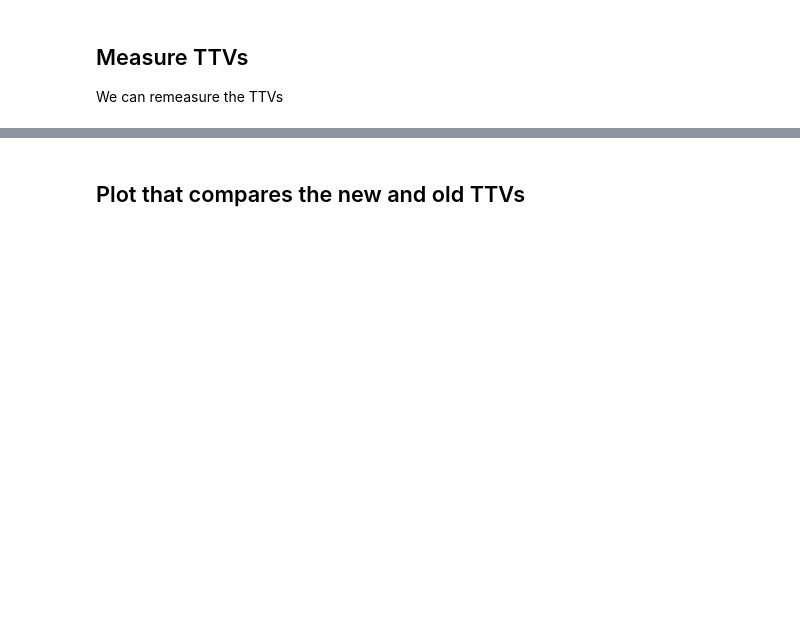
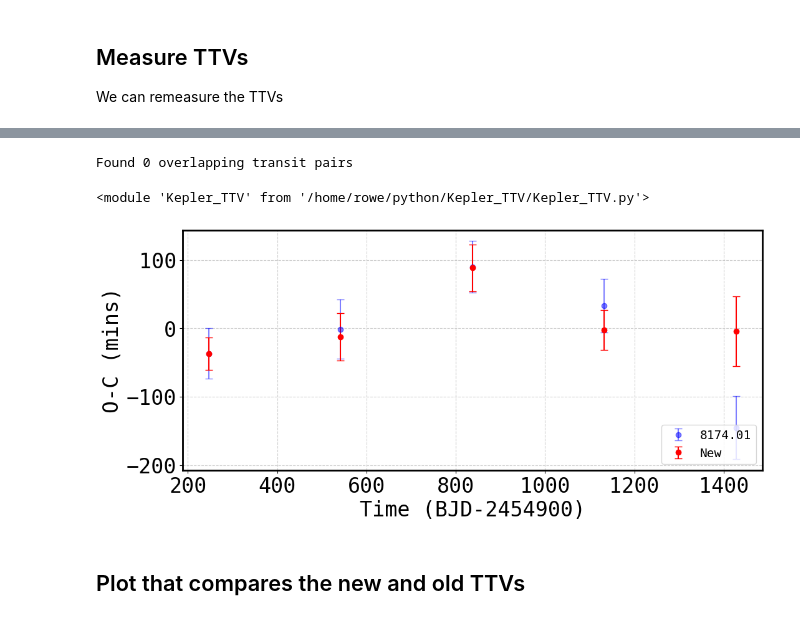
Before and after one commit to jasonfrowe/Kepler_TTV, a Jupyter notebook: Kepler_TTV.ipynb, the cells around one changed output, grey strips where cells are left out. Saved outputs shown, nothing was run; the diff lists cells and outputs as text; code cells hidden in the pictures; blank space fills up the shorter version.

```diff
--- a/Kepler_TTV.ipynb
+++ b/Kepler_TTV.ipynb
@@ -395,3 +424,29 @@ ntt_new, tobs_new, omc_new, omc_err_new = kttv.fit_ttvs(phot, sol_fit, ntt, tobs
+# %%
+# After running fit_ttvs to get new TTV measurements:
+overlaps, overlap_pairs = kttv.find_overlapping_transits(ntt_new, tobs_new, omc_new, sol, duration_factor=2.2)
+print(f"Found {len(overlap_pairs)} overlapping transit pairs")
+# %% [output]
+Found 0 overlapping transit pairs
+# %%
+import importlib
+importlib.reload(kttv)
+# %% [output]
+<module 'Kepler_TTV' from '/home/rowe/python/Kepler_TTV/Kepler_TTV.py'>
+# %%
+# 2. Plot Comparison with Highlights
+kttv.plot_ttv_comparison(
+    ntt, tobs, omc, omc_err,          # Old Data
+    ntt_new, tobs_new, omc_new, omc_err_new,          # New Data
+    koi_df, KOI,
+    reduced_chi2=rchi2,               # New Arg: Pass Chi2 array
+    mean_res=mean_res,                # New Arg: Pass Mean Res array
+    chi2_threshold=20.0,               # Threshold for Chi2
+    mean_res_threshold=3.0e-4,        # Threshold for |Mean Res|
+    overlap_indices=overlaps,          # (Optional) Overlaps
+    planets_to_plot=[0]
+)
+# %% [output]
+[figure, added]
 # %% [markdown]
 ## Plot that compares the new and old TTVs
 # %%
```
Also changed, not shown: parts of 13 cells of this notebook, 15 other files.
